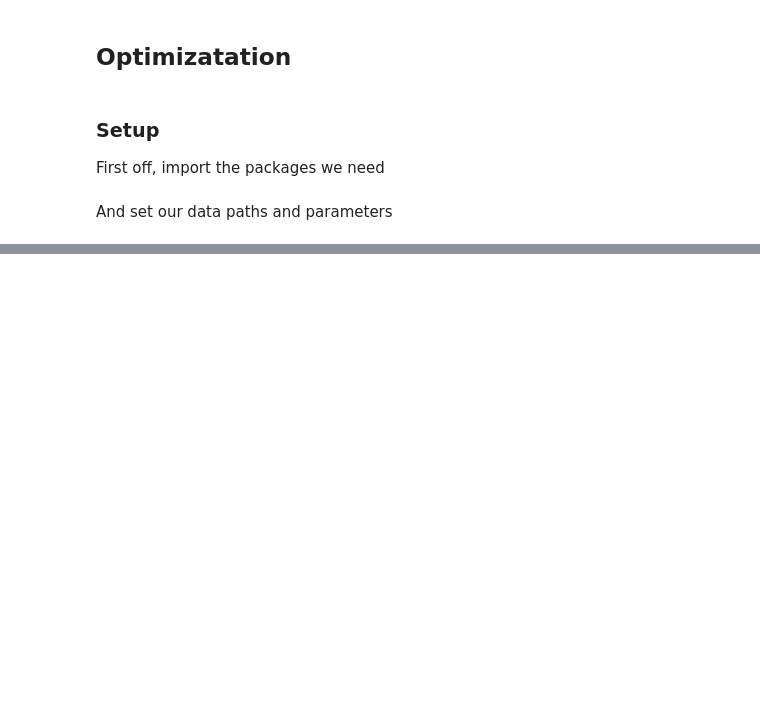
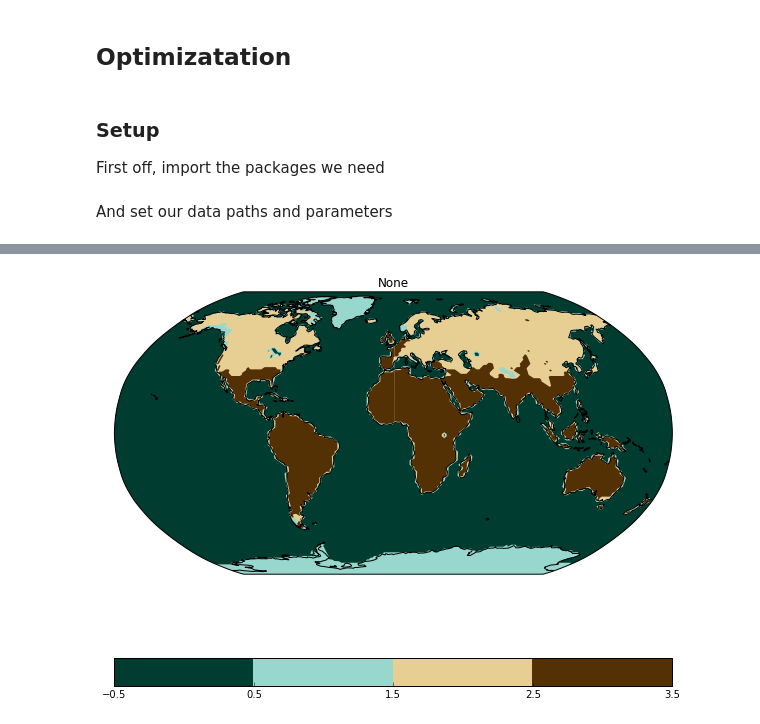
Before and after one commit to douglask3/albedo_teleconection, a Jupyter notebook: make_data_experiments.ipynb, the cells around one changed output, grey strips where cells are left out. Saved outputs shown, nothing was run; the diff lists cells and outputs as text; code cells hidden in the pictures; blank space fills up the shorter version.

Commit message:
plottimg seasonal snow and areas of seasonmal snow

```diff
--- a/make_data_experiments.ipynb
+++ b/make_data_experiments.ipynb
@@ -36,0 +68,13 @@ dat = iris.load(datFile)
+# %%
+seasonal_snw = snw_cover.collapsed(['time'], iris.analysis.SUM)
+
+seasonal_snw.data[seasonal_snw.data == 12.0] = -3.0
+seasonal_snw.data[seasonal_snw.data ==  0.0] = -1.0
+seasonal_snw.data[seasonal_snw.data >   0.0] = -2.0
+seasonal_snw.data[snw_cover.data.mask[0]   ] = -4.0
+seasonal_snw.data = seasonal_snw.data + 4.0
+cf = plot_lonely_cube(seasonal_snw, cmap = 'BrBG_r', levels = np.array([ -0.5, 0.5, 1.5, 2.5, 3.5]), extend = 'neither', grayMask = True)
+
+colorbar = plt.colorbar(cf, orientation='horizontal')
+# %% [output]
+[figure, added]
```
Also changed, not shown: parts of 6 cells of this notebook.
